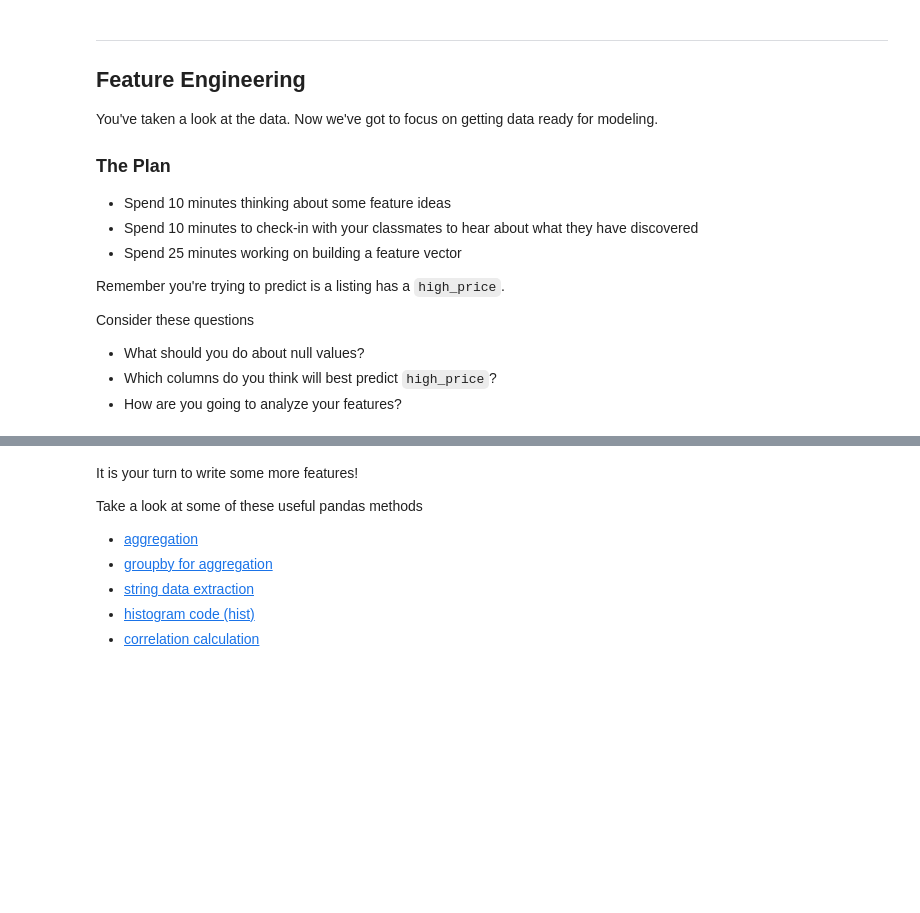
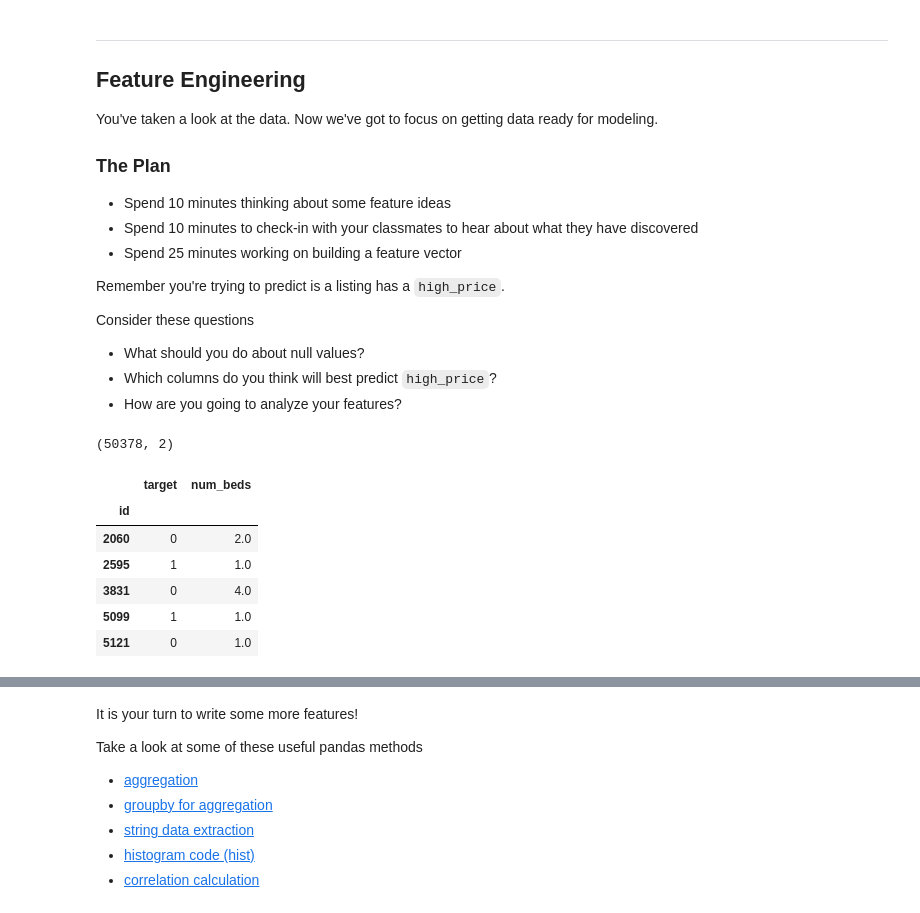
Before and after one commit to sbarton272/usf_econ_622_feature_engineering, a Jupyter notebook: starter_notebook.ipynb, the cells around one changed output, grey strips where cells are left out. Drawn from its saved outputs; the diff is of its cells as text; code cells hidden in the pictures; blank space fills up the shorter version.

```diff
--- a/starter_notebook.ipynb
+++ b/starter_notebook.ipynb
@@ -120,16 +157,25 @@ Consider these questions
 # %%
 # Here is some starter code to develop features
 
 features = pd.DataFrame()
 
 # Attach the target value for ease of analysis
 features['target'] = prices['high_price'].astype(int)
 
 # Here is an example feature
-features['num_beds'] = listings['beds']
+features['num_beds'] = listings['beds'].fillna(listings['beds'].median())
 
 print(features.shape)
 features.head()
+# %% [output]
+(50378, 2)
+|  | target | num_beds |
+| id |  |  |
+| 2060 | 0 | 2.0 |
+| 2595 | 1 | 1.0 |
+| 3831 | 0 | 4.0 |
+| 5099 | 1 | 1.0 |
+| 5121 | 0 | 1.0 |
 # %%
 # Here is some code to help you analyze your features
 
```
Also changed, not shown: parts of 16 cells of this notebook.
